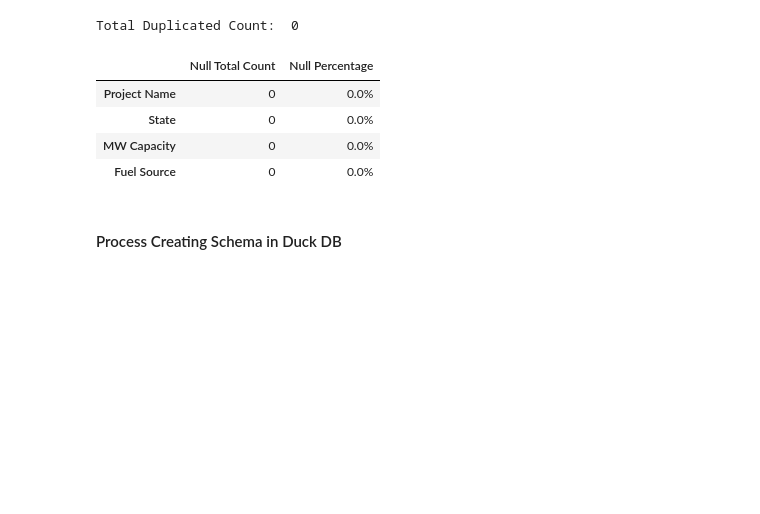
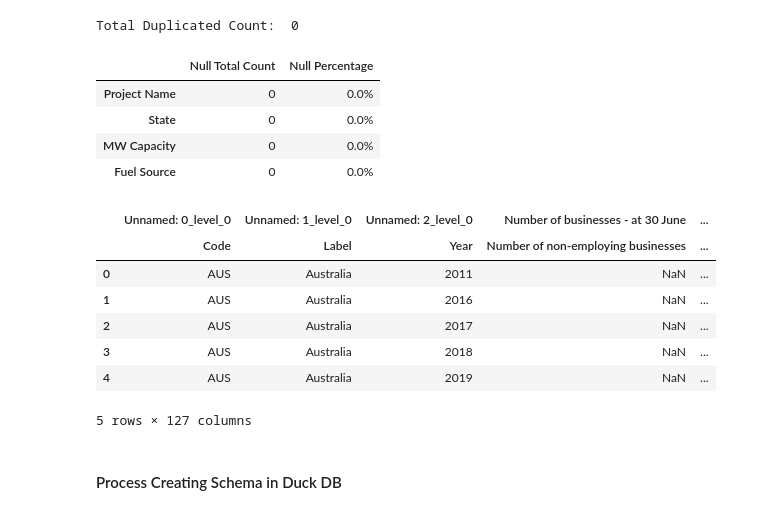
Before and after one commit to stephensusanto/DE, a Jupyter notebook: Asgmt1.ipynb, the cells around one changed output. Cells and saved outputs as stored; diff of their text form; code cells hidden in the pictures; blank space fills up the shorter version.

```diff
--- a/Asgmt1.ipynb
+++ b/Asgmt1.ipynb
@@ -357,3 +370,21 @@ Total Duplicated Count:  0
+# %%
+# only get the important rows
+statistical_area = statistical_area.iloc[:-7]
+lga_area = lga_area.iloc[:-7]
+# %%
+cleaning_data.replacing_value(statistical_area, '-', np.nan)
+
+statistical_area[("Unnamed: 2_level_0", "Year")] = pd.to_numeric(statistical_area[("Unnamed: 2_level_0", "Year")], errors="coerce").astype("Int64")
+statistical_area.head()
+# %% [output]
+|  | Unnamed: 0_level_0 | Unnamed: 1_level_0 | Unnamed: 2_level_0 | Number of businesses - at 30 June | ... |
+|  | Code | Label | Year | Number of non-employing businesses | ... |
+| 0 | AUS | Australia | 2011 | NaN | ... |
+| 1 | AUS | Australia | 2016 | NaN | ... |
+| 2 | AUS | Australia | 2017 | NaN | ... |
+| 3 | AUS | Australia | 2018 | NaN | ... |
+| 4 | AUS | Australia | 2019 | NaN | ... |
+5 rows × 127 columns
 # %% [markdown]
 #### Process Creating Schema in Duck DB
 # %%
```
Also changed, not shown: parts of 9 cells of this notebook.
